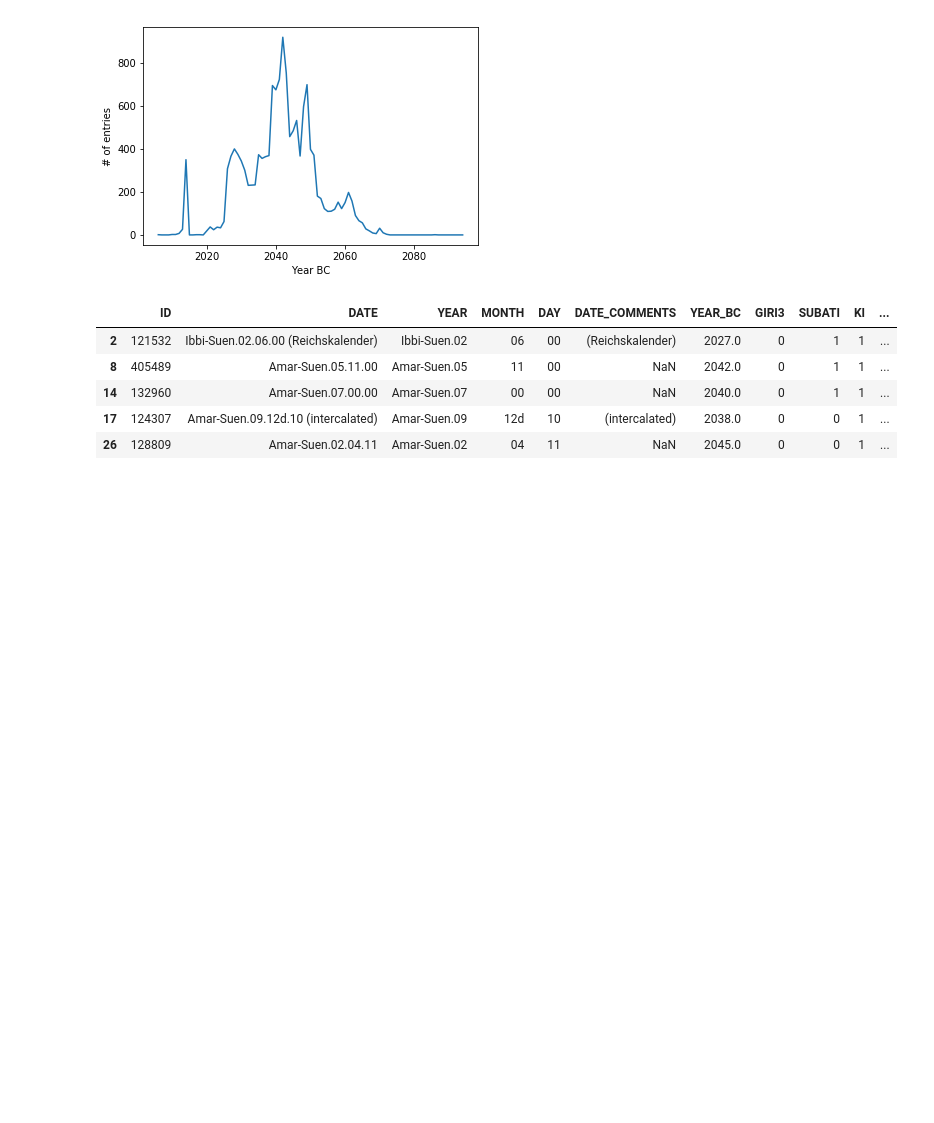
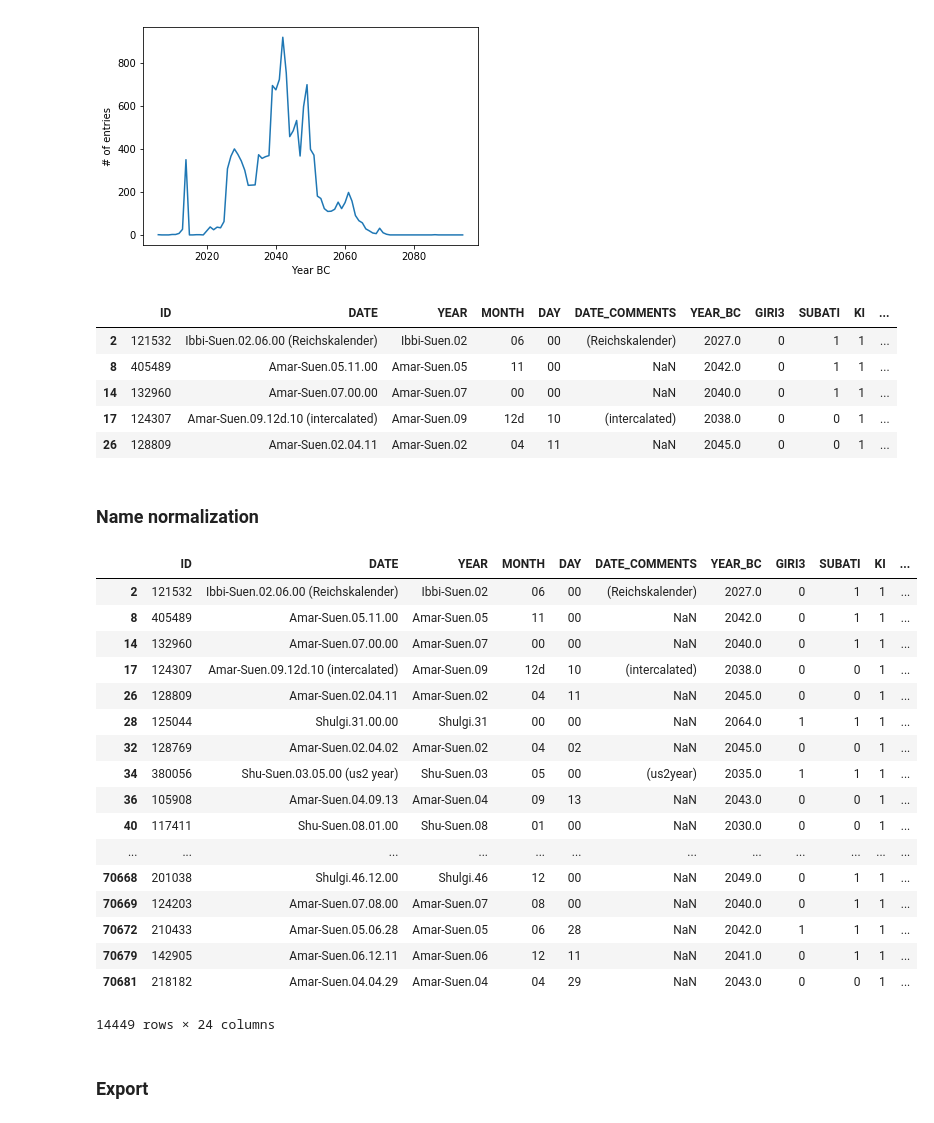
Before and after one commit to AlexPof/ur3-comp, a Jupyter notebook: u3_viz_parser.ipynb, the cells around one changed output. Saved outputs shown, nothing was run; the diff lists cells and outputs as text; code cells hidden in the pictures; blank space fills up the shorter version.

Commit message:
Name normalization

```diff
--- a/u3_viz_parser.ipynb
+++ b/u3_viz_parser.ipynb
@@ -309,3 +346,5 @@ transac_df.head()
 | 14 | 132960 | Amar-Suen.07.00.00 | Amar-Suen.07 | 00 | 00 | NaN | 2040.0 | 0 | 1 | 1 | ... |
 | 17 | 124307 | Amar-Suen.09.12d.10 (intercalated) | Amar-Suen.09 | 12d | 10 | (intercalated) | 2038.0 | 0 | 0 | 1 | ... |
 | 26 | 128809 | Amar-Suen.02.04.11 | Amar-Suen.02 | 04 | 11 | NaN | 2045.0 | 0 | 0 | 1 | ... |
+# %% [markdown]
+### Name normalization
@@ -312,2 +424,25 @@ transac_df.head()
+# %%
+transac_df
+# %% [output]
+|  | ID | DATE | YEAR | MONTH | DAY | DATE_COMMENTS | YEAR_BC | GIRI3 | SUBATI | KI | ... |
+| 2 | 121532 | Ibbi-Suen.02.06.00 (Reichskalender) | Ibbi-Suen.02 | 06 | 00 | (Reichskalender) | 2027.0 | 0 | 1 | 1 | ... |
+| 8 | 405489 | Amar-Suen.05.11.00 | Amar-Suen.05 | 11 | 00 | NaN | 2042.0 | 0 | 1 | 1 | ... |
+| 14 | 132960 | Amar-Suen.07.00.00 | Amar-Suen.07 | 00 | 00 | NaN | 2040.0 | 0 | 1 | 1 | ... |
+| 17 | 124307 | Amar-Suen.09.12d.10 (intercalated) | Amar-Suen.09 | 12d | 10 | (intercalated) | 2038.0 | 0 | 0 | 1 | ... |
+| 26 | 128809 | Amar-Suen.02.04.11 | Amar-Suen.02 | 04 | 11 | NaN | 2045.0 | 0 | 0 | 1 | ... |
+| 28 | 125044 | Shulgi.31.00.00 | Shulgi.31 | 00 | 00 | NaN | 2064.0 | 1 | 1 | 1 | ... |
+| 32 | 128769 | Amar-Suen.02.04.02 | Amar-Suen.02 | 04 | 02 | NaN | 2045.0 | 0 | 0 | 1 | ... |
+| 34 | 380056 | Shu-Suen.03.05.00 (us2 year) | Shu-Suen.03 | 05 | 00 | (us2year) | 2035.0 | 1 | 1 | 1 | ... |
+| 36 | 105908 | Amar-Suen.04.09.13 | Amar-Suen.04 | 09 | 13 | NaN | 2043.0 | 0 | 0 | 1 | ... |
+| 40 | 117411 | Shu-Suen.08.01.00 | Shu-Suen.08 | 01 | 00 | NaN | 2030.0 | 0 | 0 | 1 | ... |
+| ... | ... | ... | ... | ... | ... | ... | ... | ... | ... | ... | ... |
+| 70668 | 201038 | Shulgi.46.12.00 | Shulgi.46 | 12 | 00 | NaN | 2049.0 | 0 | 1 | 1 | ... |
+| 70669 | 124203 | Amar-Suen.07.08.00 | Amar-Suen.07 | 08 | 00 | NaN | 2040.0 | 0 | 1 | 1 | ... |
+| 70672 | 210433 | Amar-Suen.05.06.28 | Amar-Suen.05 | 06 | 28 | NaN | 2042.0 | 1 | 1 | 1 | ... |
+| 70679 | 142905 | Amar-Suen.06.12.11 | Amar-Suen.06 | 12 | 11 | NaN | 2041.0 | 0 | 1 | 1 | ... |
+| 70681 | 218182 | Amar-Suen.04.04.29 | Amar-Suen.04 | 04 | 29 | NaN | 2043.0 | 0 | 0 | 1 | ... |
+14449 rows × 24 columns
+# %% [markdown]
+### Export
 # %%
 ## EXPORT FOR THE D3 VISUALIZATION
```
Also changed, not shown: parts of 16 cells of this notebook, 3 other files.
